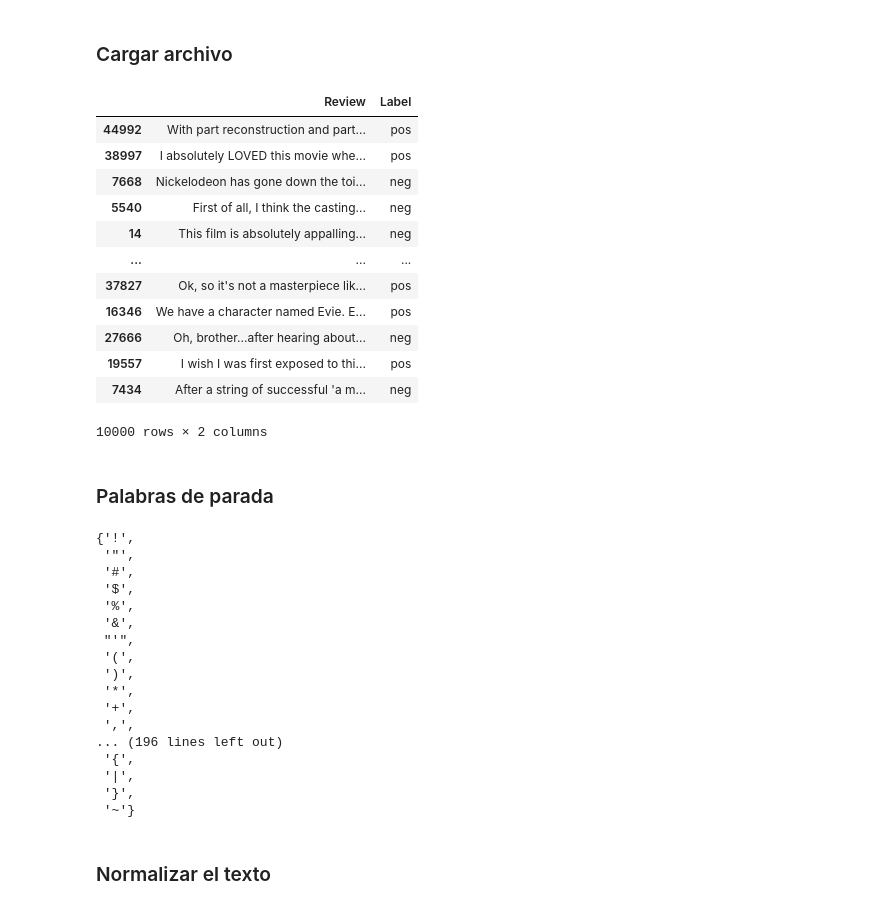
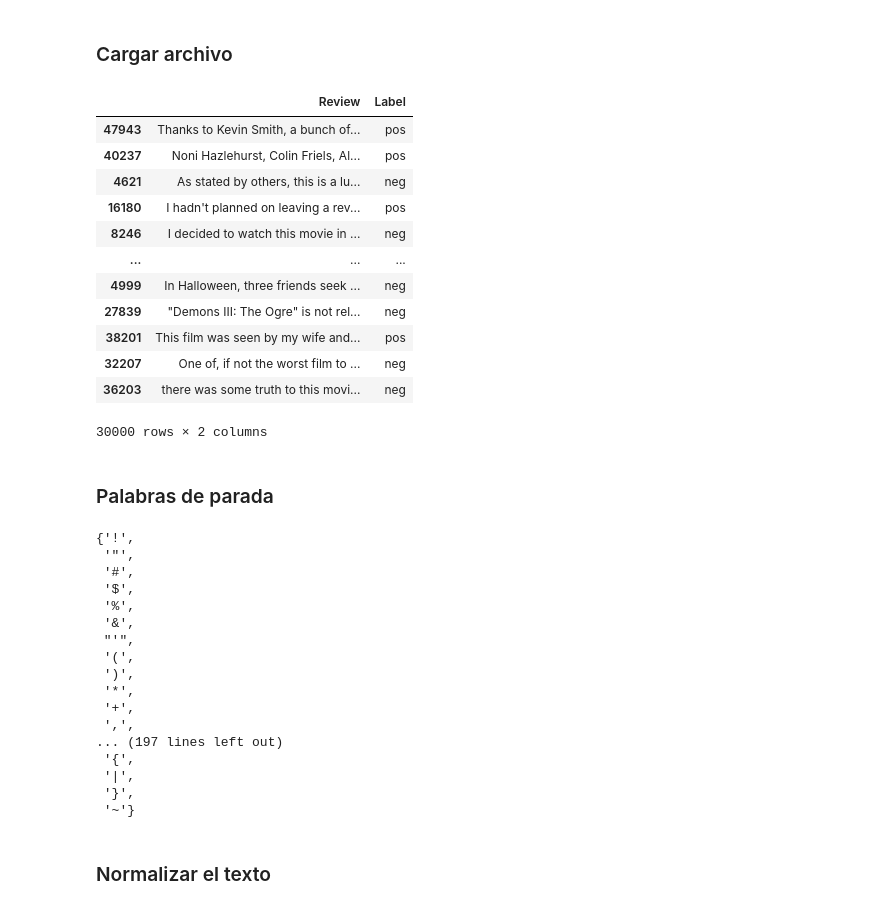
Before and after one commit to jordanmontt/introduccion-ciencia-de-datos, a Jupyter notebook: Proyecto final/nombre_pendiente.ipynb, the cells around one changed output. Drawn from its saved outputs; the diff is of its cells as text; code cells hidden in the pictures.

```diff
--- a/Proyecto final/nombre_pendiente.ipynb
+++ b/Proyecto final/nombre_pendiente.ipynb
@@ -10,24 +10,24 @@ Autosaving every 60 seconds
 # %%
 import pandas as pd
 import os
 ruta_archivo = os.path.join("imdb_dataset.csv")
-df_criticas = pd.read_csv(ruta_archivo, encoding='iso-8859-2').sample(10000, replace=False)
-# df_criticas = pd.read_csv(ruta_archivo, encoding='iso-8859-2')
+df_criticas = pd.read_csv(ruta_archivo, encoding='iso-8859-2').sample(30000, replace=False)
+#df_criticas = pd.read_csv(ruta_archivo, encoding='iso-8859-2')
 df_criticas
 # %% [output]
 |  | Review | Label |
-| 44992 | With part reconstruction and part... | pos |
-| 38997 | I absolutely LOVED this movie whe... | pos |
-| 7668 | Nickelodeon has gone down the toi... | neg |
-| 5540 | First of all, I think the casting... | neg |
-| 14 | This film is absolutely appalling... | neg |
+| 47943 | Thanks to Kevin Smith, a bunch of... | pos |
+| 40237 | Noni Hazlehurst, Colin Friels, Al... | pos |
+| 4621 | As stated by others, this is a lu... | neg |
+| 16180 | I hadn't planned on leaving a rev... | pos |
+| 8246 | I decided to watch this movie in ... | neg |
 | ... | ... | ... |
-| 37827 | Ok, so it's not a masterpiece lik... | pos |
-| 16346 | We have a character named Evie. E... | pos |
-| 27666 | Oh, brother...after hearing about... | neg |
-| 19557 | I wish I was first exposed to thi... | pos |
-| 7434 | After a string of successful 'a m... | neg |
+| 4999 | In Halloween, three friends seek ... | neg |
+| 27839 | "Demons III: The Ogre" is not rel... | neg |
+| 38201 | This film was seen by my wife and... | pos |
+| 32207 | One of, if not the worst film to ... | neg |
+| 36203 | there was some truth to this movi... | neg |
-10000 rows × 2 columns
+30000 rows × 2 columns
 # %% [markdown]
 ### Palabras de parada
 # %%
@@ -35,7 +35,7 @@ import nltk
 import string
 # nltk.download('punkt')
 # nltk.download('stopwords')
-palabras_de_parada_ingles = set(nltk.corpus.stopwords.words('english') + list(string.punctuation) + ['...'])
+palabras_de_parada_ingles = set(nltk.corpus.stopwords.words('english') + list(string.punctuation) + ['...', '..'])
 palabras_de_parada_ingles
 # %% [output]
 {'!',
@@ -50,7 +50,7 @@ palabras_de_parada_ingles
  '*',
  '+',
  ',',
-... (196 lines left out)
+... (197 lines left out)
  '{',
  '|',
  '}',
```
Also changed, not shown: parts of 8 cells of this notebook.
